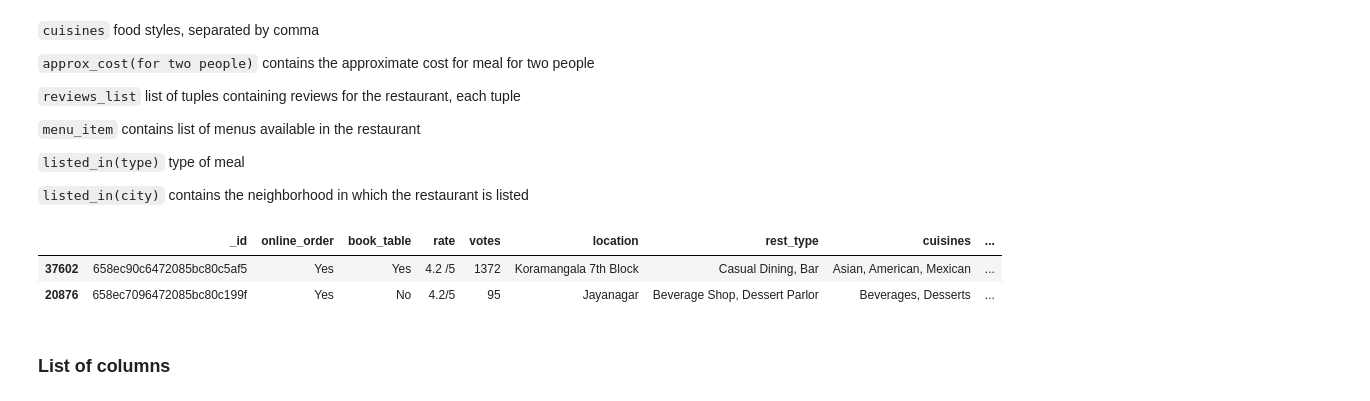
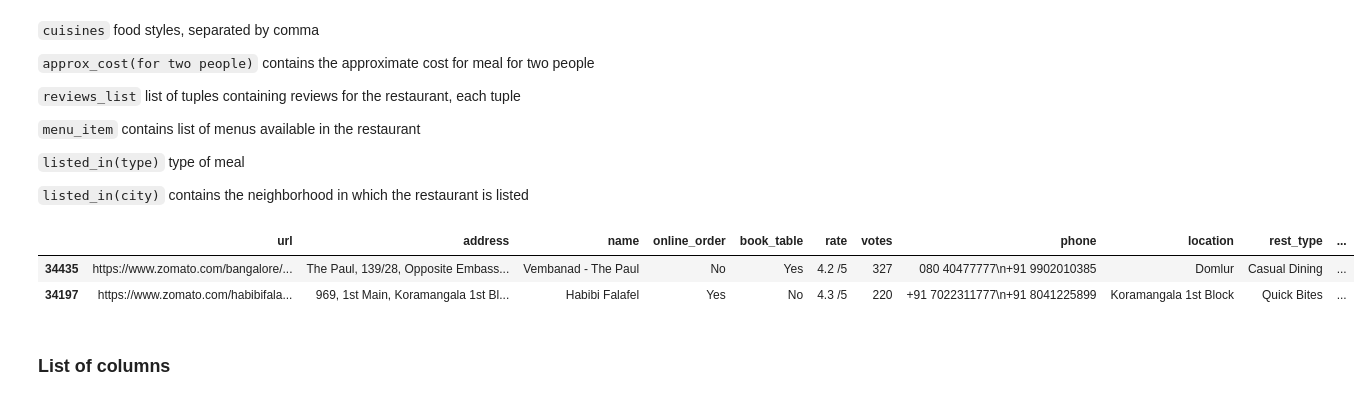
Before and after one commit to abhijitpaul0212/Restaurant-Rating-Prediction, a Jupyter notebook: notebooks/research.ipynb, the cells around one changed output. Cells and saved outputs as stored; diff of their text form; code cells hidden in the pictures.

```diff
--- a/notebooks/research.ipynb
+++ b/notebooks/research.ipynb
@@ -63,13 +63,13 @@ from sklearn.compose import ColumnTransformer
 import warnings
 warnings.filterwarnings("ignore")
 # %%
-df = pd.read_csv("../artifacts/raw.csv")
+df = pd.read_csv("data/zomato.csv")
 df_original = df.copy()
 df.sample(2)
 # %% [output]
-|  | _id | online_order | book_table | rate | votes | location | rest_type | cuisines | ... |
-| 37602 | 658ec90c6472085bc80c5af5 | Yes | Yes | 4.2 /5 | 1372 | Koramangala 7th Block | Casual Dining, Bar | Asian, American, Mexican | ... |
-| 20876 | 658ec7096472085bc80c199f | Yes | No | 4.2/5 | 95 | Jayanagar | Beverage Shop, Dessert Parlor | Beverages, Desserts | ... |
+|  | url | address | name | online_order | book_table | rate | votes | phone | location | rest_type | ... |
+| 34435 | https://www.zomato.com/bangalore/... | The Paul, 139/28, Opposite Embass... | Vembanad - The Paul | No | Yes | 4.2 /5 | 327 | 080 40477777\n+91 9902010385 | Domlur | Casual Dining | ... |
+| 34197 | https://www.zomato.com/habibifala... | 969, 1st Main, Koramangala 1st Bl... | Habibi Falafel | Yes | No | 4.3 /5 | 220 | +91 7022311777\n+91 8041225899 | Koramangala 1st Block | Quick Bites | ... |
 # %% [markdown]
 ### List of columns
 # %%
```
Also changed, not shown: parts of 48 cells of this notebook, 6 other files.
